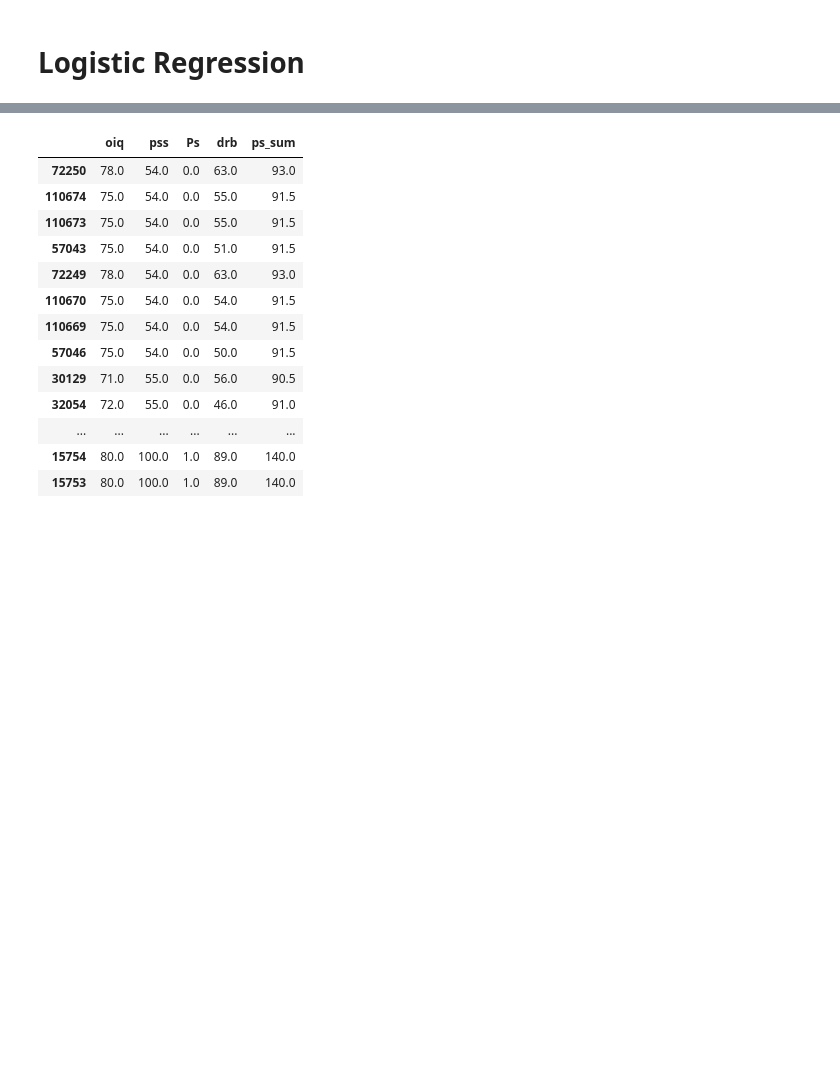
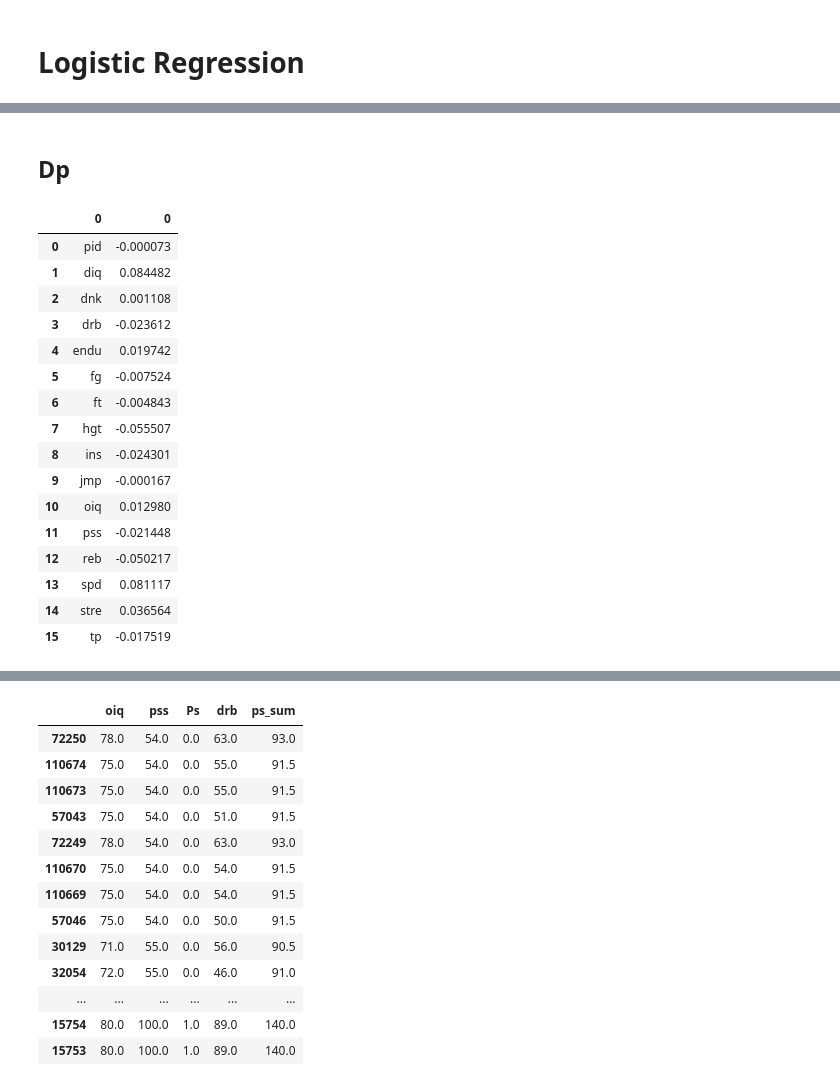
Before and after one commit to aemrich/bbgm_predict, a Jupyter notebook: analysis.ipynb, the cells around one changed output, grey strips where cells are left out. Saved outputs shown, nothing was run; the diff lists cells and outputs as text; code cells hidden in the pictures; blank space fills up the shorter version.

```diff
--- a/analysis.ipynb
+++ b/analysis.ipynb
@@ -331,0 +355,22 @@ df_coef
+# %% [markdown]
+## Dp
+# %%
+calc_lr_coef(df_ewa_ratings, log_cols_to_drop, 'Dp')
+# %% [output]
+|  | 0 | 0 |
+| 0 | pid | -0.000073 |
+| 1 | diq | 0.084482 |
+| 2 | dnk | 0.001108 |
+| 3 | drb | -0.023612 |
+| 4 | endu | 0.019742 |
+| 5 | fg | -0.007524 |
+| 6 | ft | -0.004843 |
+| 7 | hgt | -0.055507 |
+| 8 | ins | -0.024301 |
+| 9 | jmp | -0.000167 |
+| 10 | oiq | 0.012980 |
+| 11 | pss | -0.021448 |
+| 12 | reb | -0.050217 |
+| 13 | spd | 0.081117 |
+| 14 | stre | 0.036564 |
+| 15 | tp | -0.017519 |
```
Also changed, not shown: parts of 16 cells of this notebook.
